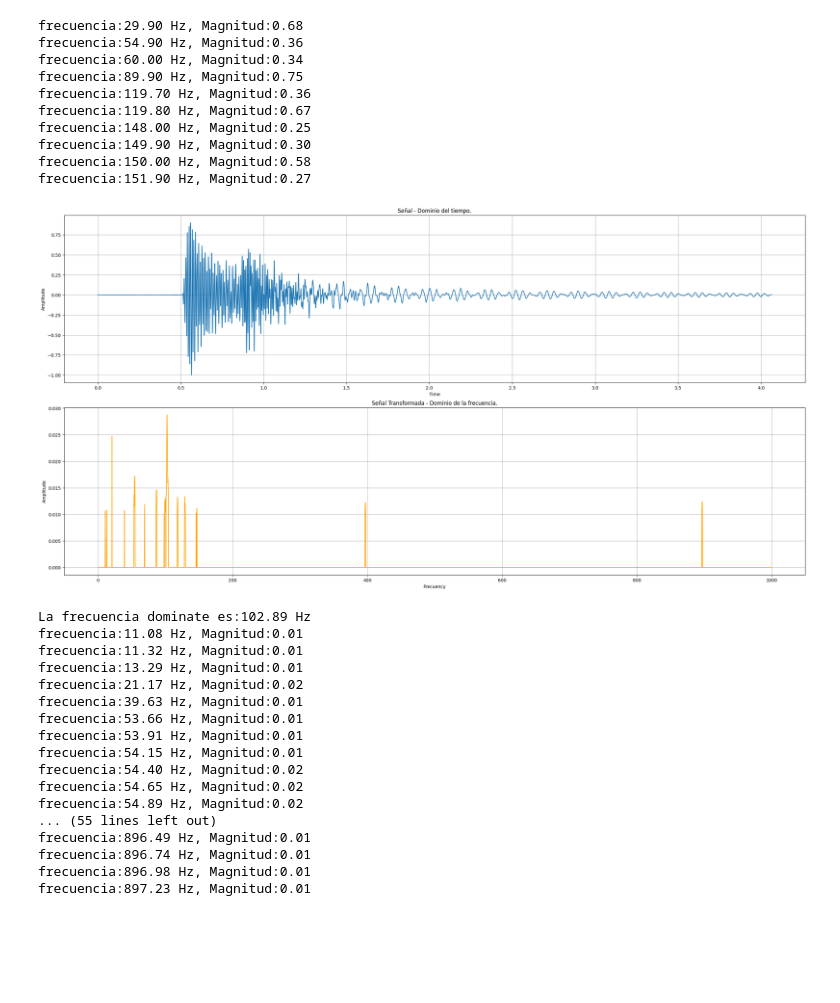
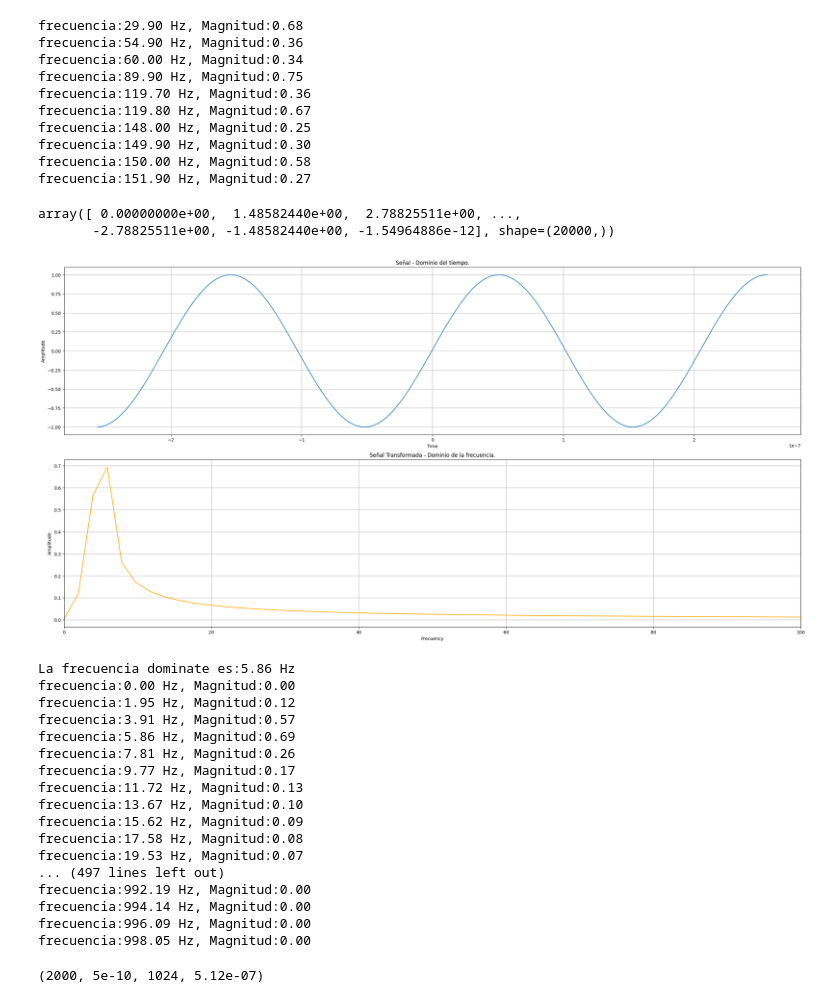
Before and after one commit to EhwazM/FCII-Pytthon, a Jupyter notebook: Clase 22.1 - Seguimos con Fourier.ipynb, the cells around one changed output. Saved outputs shown, nothing was run; the diff lists cells and outputs as text; code cells hidden in the pictures; blank space fills up the shorter version.

```diff
--- a/Clase 22.1 - Seguimos con Fourier.ipynb
+++ b/Clase 22.1 - Seguimos con Fourier.ipynb
@@ -87,64 +87,73 @@ frecuencia:148.00 Hz, Magnitud:0.25
 frecuencia:149.90 Hz, Magnitud:0.30
 frecuencia:150.00 Hz, Magnitud:0.58
 frecuencia:151.90 Hz, Magnitud:0.27
+# %%
+signal
+# %% [output]
+array([ 0.00000000e+00,  1.48582440e+00,  2.78825511e+00, ...,
+       -2.78825511e+00, -1.48582440e+00, -1.54964886e-12], shape=(20000,))
 # %%
-SampleRate, audioData = wavfile.read("ButtonIn.wav")
+SampleRate, audioData = wavfile.read("/home/EhwazM/Downloads/scopegen_data3.wav")
 
 if audioData.ndim > 1:
     audioData = audioData[:,0]
 
-audioData = audioData/np.max(np.abs(audioData))
+audioData = audioData/np.max(np.abs(audioData))3
 n = len(audioData)
 d = 1/sampleRate
-t = np.linspace(0, n*d, n)
+t = np.linspace(-(n*d)/2, (n*d)/2, n)
 
 results = FFT(audioData)
 amp = [abs(x)*(2/len(results)) for x in results]
 amp = amp[:n//2]
 frecuencies = FFTFrec(n, d=1/sampleRate)[:n//2]
 
-umbral = 0.01
+umbral = 0.00
 filterAmp = [m if m > umbral else 0 for m in amp]
 dominatFreq = [(frecuencies[i], amp[i]) for i in range(len(amp)) if amp[i] > umbral]
 
 fig, ax = plt.subplots(2, 1, figsize = (24, 12), layout = "constrained")
 
 ax[0].plot(t, audioData)
 ax[0].set_title("Señal - Dominio del tiempo.")
 ax[0].set_xlabel("Time")
 ax[0].set_ylabel("Amplitude")
 ax[0].grid()
 ax[1].plot(frecuencies, filterAmp, color="orange")
 ax[1].set_title("Señal Transformada - Dominio de la frecuencia.")
 ax[1].set_xlabel("Frecuency")
 ax[1].set_ylabel("Amplitude")
-# ax[1].set_xlim([0,10])
+ax[1].set_xlim([0,100])
 ax[1].grid()
 
 plt.show()
 
 pIndex = np.argmax(amp)
 major_frec = frecuencies[pIndex]
 print(f"La frecuencia dominate es:{major_frec:.2f} Hz")
 
 for f, a in dominatFreq:
     print(f"frecuencia:{f:.2f} Hz, Magnitud:{a:.2f}")
 # %% [output]
-[figure, old version]
+[figure, new version]
-La frecuencia dominate es:102.89 Hz
-frecuencia:11.08 Hz, Magnitud:0.01
-frecuencia:11.32 Hz, Magnitud:0.01
-frecuencia:13.29 Hz, Magnitud:0.01
-frecuencia:21.17 Hz, Magnitud:0.02
-frecuencia:39.63 Hz, Magnitud:0.01
-frecuencia:53.66 Hz, Magnitud:0.01
-frecuencia:53.91 Hz, Magnitud:0.01
-frecuencia:54.15 Hz, Magnitud:0.01
-frecuencia:54.40 Hz, Magnitud:0.02
-frecuencia:54.65 Hz, Magnitud:0.02
-frecuencia:54.89 Hz, Magnitud:0.02
-... (55 lines left out)
-frecuencia:896.49 Hz, Magnitud:0.01
-frecuencia:896.74 Hz, Magnitud:0.01
-frecuencia:896.98 Hz, Magnitud:0.01
-frecuencia:897.23 Hz, Magnitud:0.01
+La frecuencia dominate es:5.86 Hz
+frecuencia:0.00 Hz, Magnitud:0.00
+frecuencia:1.95 Hz, Magnitud:0.12
+frecuencia:3.91 Hz, Magnitud:0.57
+frecuencia:5.86 Hz, Magnitud:0.69
+frecuencia:7.81 Hz, Magnitud:0.26
+frecuencia:9.77 Hz, Magnitud:0.17
+frecuencia:11.72 Hz, Magnitud:0.13
+frecuencia:13.67 Hz, Magnitud:0.10
+frecuencia:15.62 Hz, Magnitud:0.09
+frecuencia:17.58 Hz, Magnitud:0.08
+frecuencia:19.53 Hz, Magnitud:0.07
+... (497 lines left out)
+frecuencia:992.19 Hz, Magnitud:0.00
+frecuencia:994.14 Hz, Magnitud:0.00
+frecuencia:996.09 Hz, Magnitud:0.00
+frecuencia:998.05 Hz, Magnitud:0.00
+# %%
+sampleRate, d, n, n*d
+# %% [output]
+(2000, 5e-10, 1024, 5.12e-07)
```
Also changed, not shown: 1 other file.
